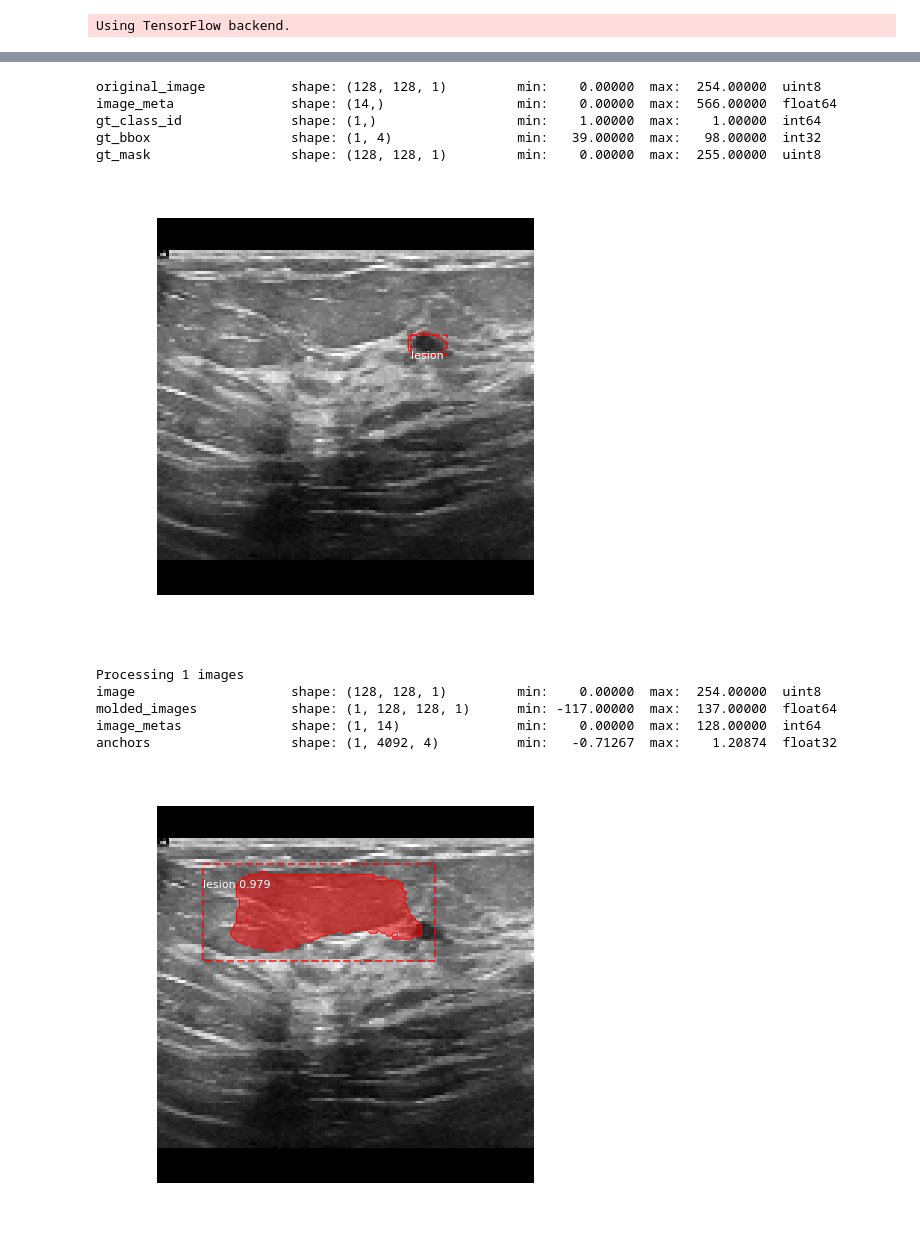
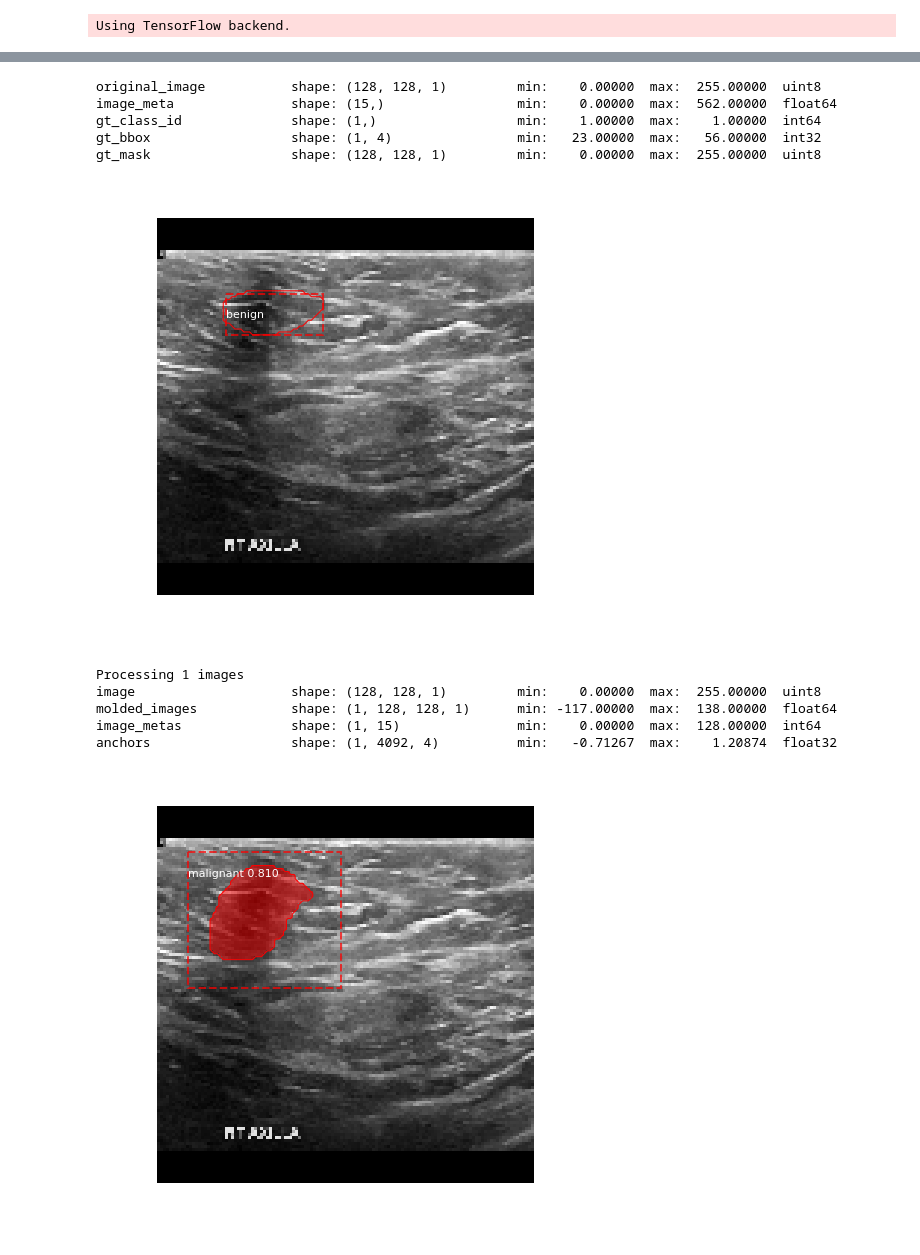
Before and after one commit to mroussak/BUS_Deep_Learning, a Jupyter notebook: instance_seg_bus_predict.ipynb, the cells around one changed output, grey strips where cells are left out. Drawn from its saved outputs; the diff is of its cells as text; code cells hidden in the pictures.

```diff
--- a/instance_seg_bus_predict.ipynb
+++ b/instance_seg_bus_predict.ipynb
@@ -69,6 +89,9 @@ class_names = np.array(['lesion'])
+# %%
+# class_names = np.array(['lesion'])
+class_names = np.array(['benign','malignant'])
 # %%
-path_to_train_set = '/external_drive/BUS_Deep_Learning/data/seg_dir_nn/train_images'
-path_to_val_set = '/external_drive/BUS_Deep_Learning/data/seg_dir_nn/val_images'
+path_to_train_set = 'data/seg_dir_instance_seg/train_images'
+path_to_val_set = 'data/seg_dir_instance_seg/val_images'
 # Training dataset
 dataset_train = BUS_Dataset()
 dataset_train.load_data(class_names, path_to_train_set)
@@ -90,9 +113,9 @@ def get_ax(rows=1, cols=1, size=8):
     return ax
 # %%
 # Test on a random image
-image_id = 6#random.choice(dataset_train.image_ids)
+image_id = random.choice(dataset_val.image_ids)
 original_image, image_meta, gt_class_id, gt_bbox, gt_mask =\
-    modellib.load_image_gt(dataset_train, inference_config,
+    modellib.load_image_gt(dataset_val, inference_config,
                            image_id, use_mini_mask=False)
 
 log("original_image", original_image)
@@ -105,24 +128,24 @@ image_for_disp = np.squeeze(original_image, axis=2)
 image_for_disp = cv2.cvtColor(image_for_disp,cv2.COLOR_GRAY2RGB)
 
 visualize.display_instances(image_for_disp, gt_bbox, gt_mask, gt_class_id,
-                            dataset_train.class_names, figsize=(8, 8))
+                            dataset_val.class_names, figsize=(8, 8))
 # %% [output]
-original_image           shape: (128, 128, 1)         min:    0.00000  max:  254.00000  uint8
-image_meta               shape: (14,)                 min:    0.00000  max:  566.00000  float64
+original_image           shape: (128, 128, 1)         min:    0.00000  max:  255.00000  uint8
+image_meta               shape: (15,)                 min:    0.00000  max:  562.00000  float64
 gt_class_id              shape: (1,)                  min:    1.00000  max:    1.00000  int64
-gt_bbox                  shape: (1, 4)                min:   39.00000  max:   98.00000  int32
+gt_bbox                  shape: (1, 4)                min:   23.00000  max:   56.00000  int32
 gt_mask                  shape: (128, 128, 1)         min:    0.00000  max:  255.00000  uint8
-[figure, old version]
+[figure, new version]
 # %%
 results = model.detect([original_image], verbose=1)
 
 r = results[0]
 visualize.display_instances(image_for_disp, r['rois'], r['masks'], r['class_ids'],
-                            dataset_train.class_names, r['scores'], ax=get_ax())
+                            dataset_val.class_names, r['scores'], ax=get_ax())
 # %% [output]
 Processing 1 images
-image                    shape: (128, 128, 1)         min:    0.00000  max:  254.00000  uint8
-molded_images            shape: (1, 128, 128, 1)      min: -117.00000  max:  137.00000  float64
-image_metas              shape: (1, 14)               min:    0.00000  max:  128.00000  int64
+image                    shape: (128, 128, 1)         min:    0.00000  max:  255.00000  uint8
+molded_images            shape: (1, 128, 128, 1)      min: -117.00000  max:  138.00000  float64
+image_metas              shape: (1, 15)               min:    0.00000  max:  128.00000  int64
 anchors                  shape: (1, 4092, 4)          min:   -0.71267  max:    1.20874  float32
-[figure, old version]
+[figure, new version]
```
Also changed, not shown: parts of 18 cells of this notebook, 15 other files.
